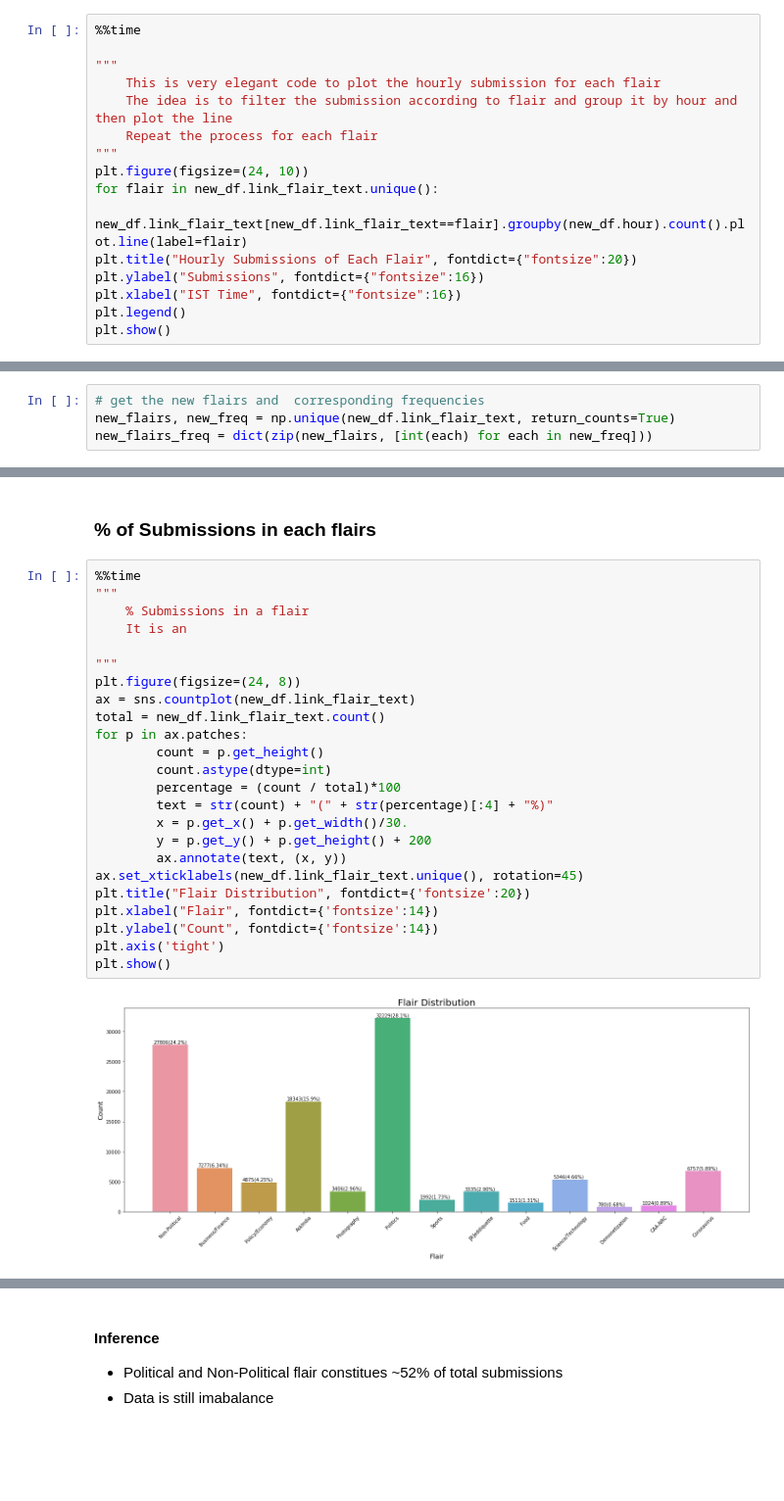
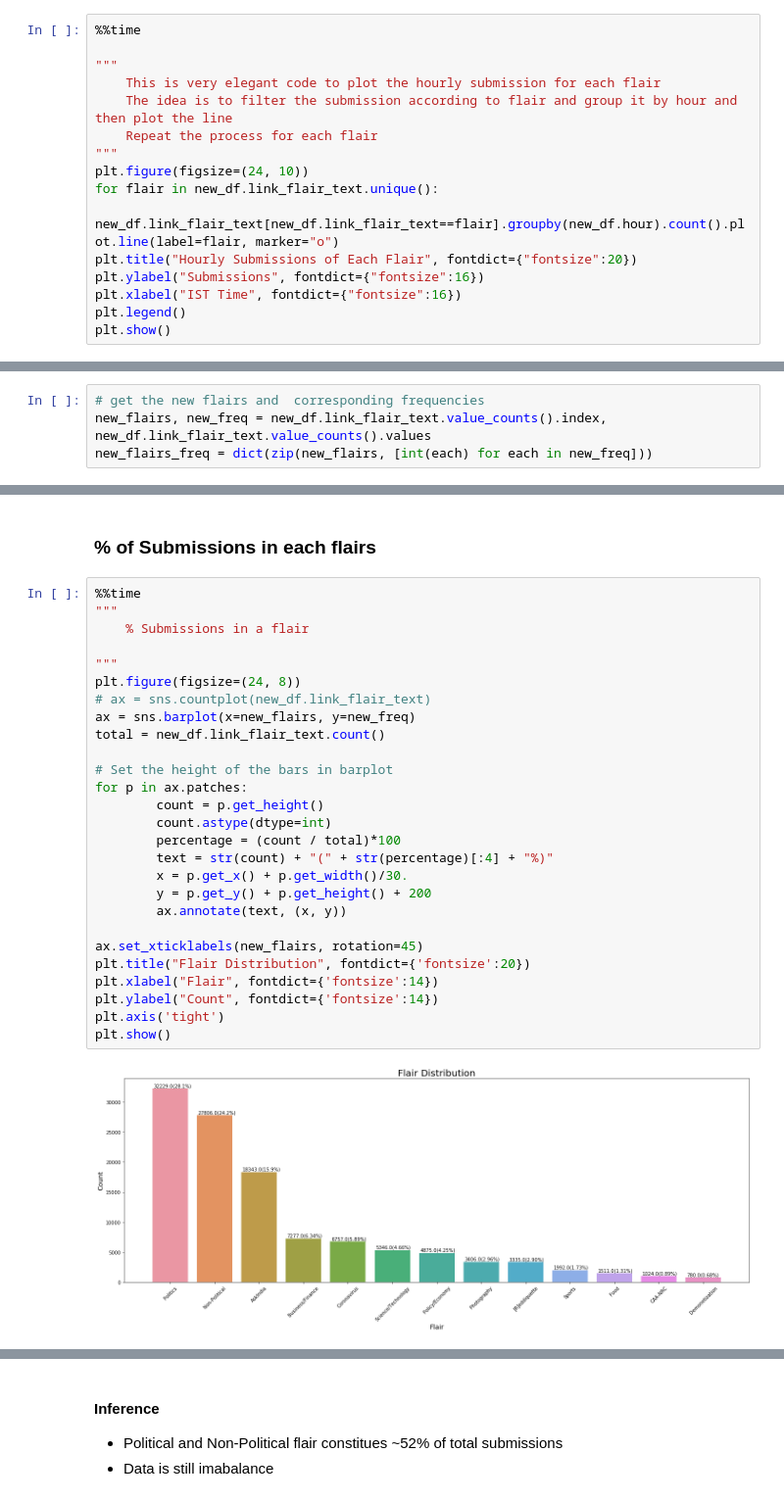
Before and after one commit to macabdul9/reddit-flait-detector, a Jupyter notebook: notebooks/reddit_flair_data_acquisation_June_2019.ipynb, the cells around one changed output, grey strips where cells are left out. Shown at 98% size. Cells and saved outputs as stored; diff of their text form; blank space fills up the shorter version.

```diff
--- a/notebooks/reddit_flair_data_acquisation_June_2019.ipynb
+++ b/notebooks/reddit_flair_data_acquisation_June_2019.ipynb
@@ -447,7 +447,7 @@ plt.show()
 """
 plt.figure(figsize=(24, 10))
 for flair in new_df.link_flair_text.unique():
-    new_df.link_flair_text[new_df.link_flair_text==flair].groupby(new_df.hour).count().plot.line(label=flair)
+    new_df.link_flair_text[new_df.link_flair_text==flair].groupby(new_df.hour).count().plot.line(label=flair, marker="o")
 plt.title("Hourly Submissions of Each Flair", fontdict={"fontsize":20})
 plt.ylabel("Submissions", fontdict={"fontsize":16})
 plt.xlabel("IST Time", fontdict={"fontsize":16})
@@ -465,6 +463,6 @@ Wall time: 468 ms
 # %%
 # get the new flairs and  corresponding frequencies
-new_flairs, new_freq = np.unique(new_df.link_flair_text, return_counts=True)
+new_flairs, new_freq = new_df.link_flair_text.value_counts().index, new_df.link_flair_text.value_counts().values
 new_flairs_freq = dict(zip(new_flairs, [int(each) for each in new_freq]))
 # %% [markdown]
 ##### Write the dictionary into json file we might need it in web app data visualization
@@ -492,26 +474,29 @@ array([32229, 27806, 18343,  7277,  6757,  5346,  4875,  3406,  3335,
 # %%
 %%time
 """
     % Submissions in a flair
-    It is an
 
 """
 plt.figure(figsize=(24, 8))
-ax = sns.countplot(new_df.link_flair_text)
+# ax = sns.countplot(new_df.link_flair_text)
+ax = sns.barplot(x=new_flairs, y=new_freq)
 total = new_df.link_flair_text.count()
+
+# Set the height of the bars in barplot
 for p in ax.patches:
         count = p.get_height()
         count.astype(dtype=int)
         percentage = (count / total)*100
         text = str(count) + "(" + str(percentage)[:4] + "%)"
         x = p.get_x() + p.get_width()/30.
         y = p.get_y() + p.get_height() + 200
         ax.annotate(text, (x, y))
-ax.set_xticklabels(new_df.link_flair_text.unique(), rotation=45)
+
+ax.set_xticklabels(new_flairs, rotation=45)
 plt.title("Flair Distribution", fontdict={'fontsize':20})
 plt.xlabel("Flair", fontdict={'fontsize':14})
 plt.ylabel("Count", fontdict={'fontsize':14})
 plt.axis('tight')
 plt.show()
 # %% [output]
-[figure, old version]
+[figure, new version]
```
Also changed, not shown: parts of 16 cells of this notebook.
